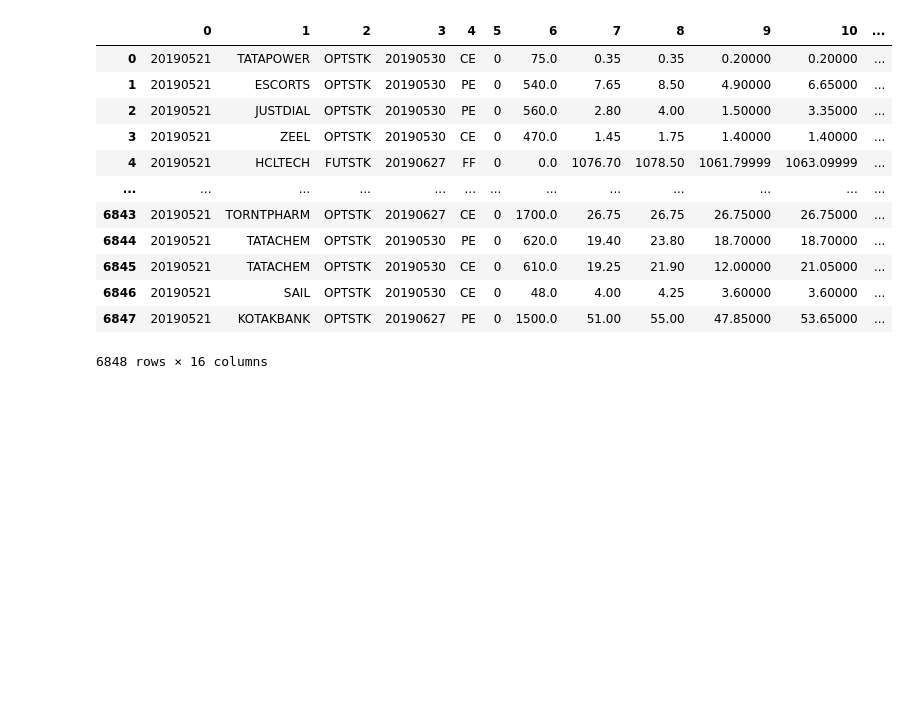
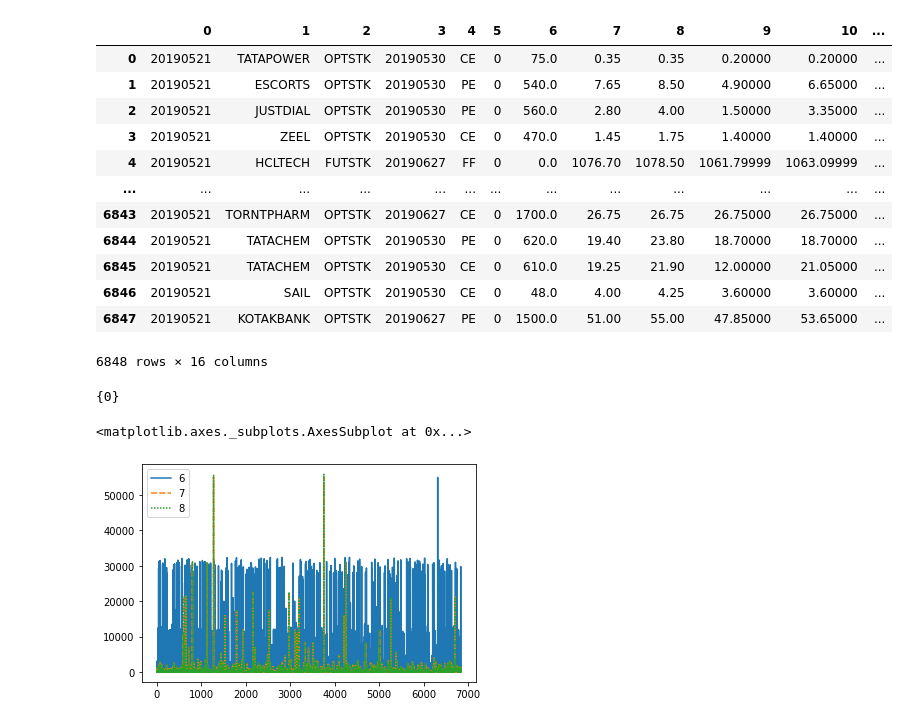
Before and after one commit to Gaurangit/NSE_options, a Jupyter notebook: Untitled.ipynb, the cells around one changed output. Saved outputs shown, nothing was run; the diff lists cells and outputs as text; code cells hidden in the pictures; blank space fills up the shorter version.

```diff
--- a/Untitled.ipynb
+++ b/Untitled.ipynb
@@ -25,5 +23,5 @@ data
 # %%
-df = pd.read_csv('20190521.bhv', sep="|", header=None)
+df = pd.read_csv('Data/20190521.bhv', sep="|", header=None)
 # %%
 df
 # %% [output]
@@ -40,3 +38,12 @@ df
 | 6846 | 20190521 | SAIL | OPTSTK | 20190530 | CE | 0 | 48.0 | 4.00 | 4.25 | 3.60000 | 3.60000 | ... |
 | 6847 | 20190521 | KOTAKBANK | OPTSTK | 20190627 | PE | 0 | 1500.0 | 51.00 | 55.00 | 47.85000 | 53.65000 | ... |
 6848 rows × 16 columns
+# %%
+set(data[5])
+# %% [output]
+{0}
+# %%
+sns.lineplot(data=df[[6,7,8]])
+# %% [output]
+<matplotlib.axes._subplots.AxesSubplot at 0x...>
+[figure, added]
```
Also changed, not shown: parts of 4 cells of this notebook, 1 other file.
